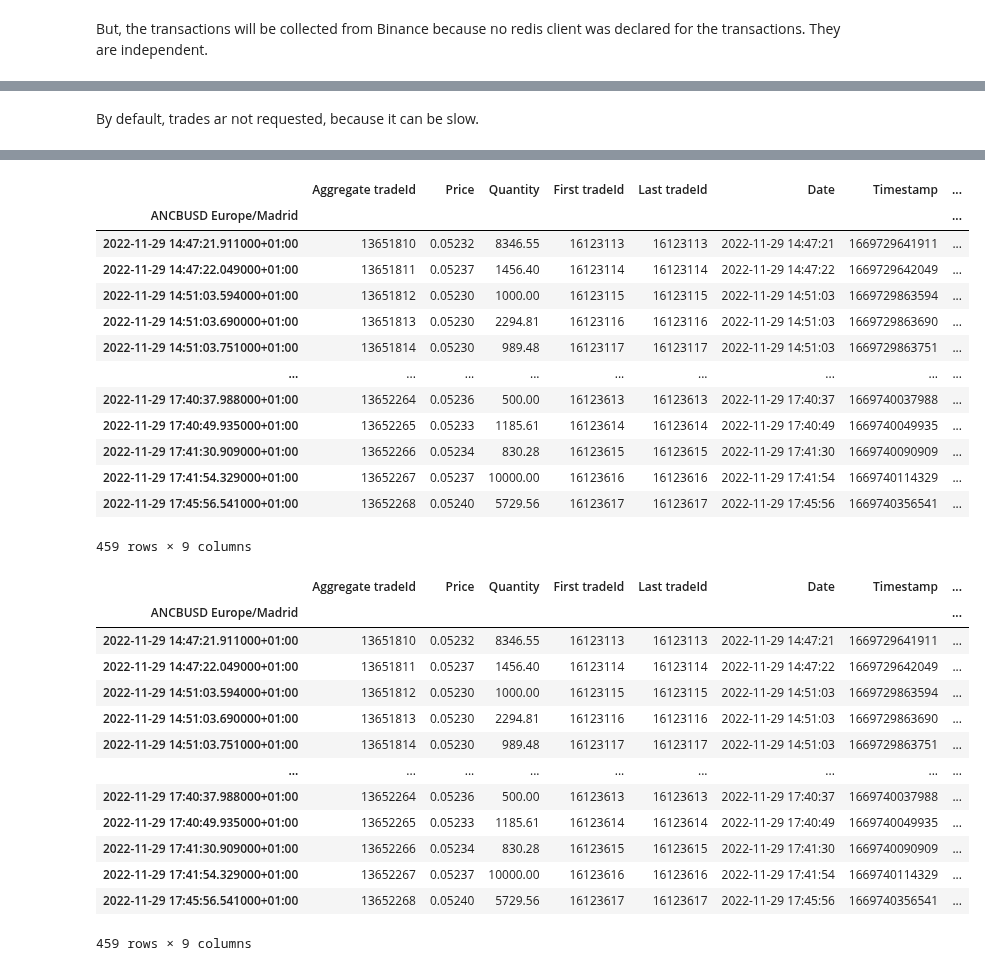
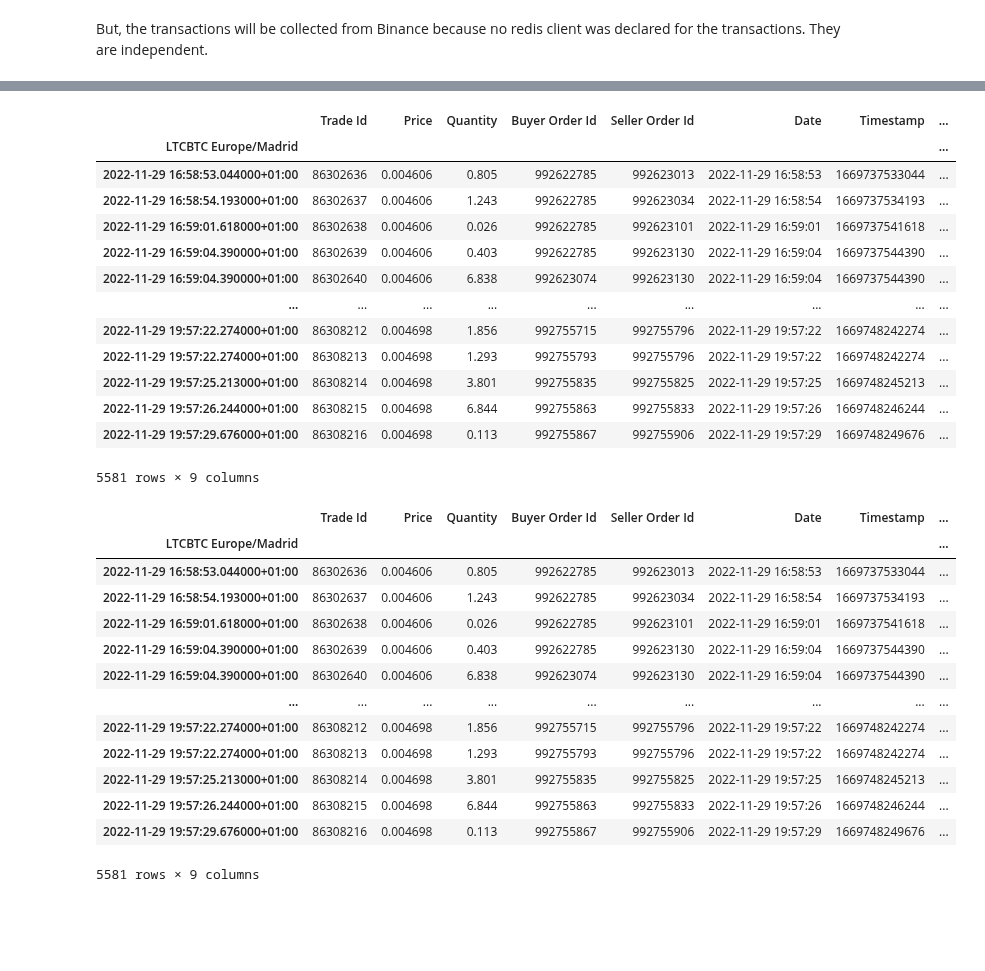
Before and after one commit to nand0san/binpan_studio, a Jupyter notebook: examples redis_fetch.ipynb, the cells around one changed output, grey strips where cells are left out. Saved outputs shown, nothing was run; the diff lists cells and outputs as text; code cells hidden in the pictures; blank space fills up the shorter version.

Commit message:
pruebas redis

```diff
--- a/examples redis_fetch.ipynb
+++ b/examples redis_fetch.ipynb
@@ -42,7 +42,7 @@ keys[:15]
  'antbusd@kline_1m']
 # %%
 mykey = choice(keys)
-#mykey = 'ancbusd@kline_1m'
+mykey = 'ltcbtc@kline_1m'
 # %%
 response = redis_fetch.fetch_zset_range(redisClient=redisClient_klines, key=mykey)
 response[-15:]
@@ -95,7 +95,7 @@ assert len(verification) == 1
 # It is possible to pass a redis client to Symbol class.
 # %%
 symbol = mykey.split('@')[0].upper()
-sym = binpan.Symbol(symbol=symbol, tick_interval='1m', from_redis=redisClient_klines, time_zone='Europe/Madrid')
+sym = binpan.Symbol(symbol=symbol, tick_interval='1m', from_redis=redisClient_klines, from_redis_trades=redisClient_trades, from_redis_atomic_trades=redisClient_atomic, time_zone='Europe/Madrid', hours=3)
 # %%
 sym.df
 # %% [output]
@@ -150,6 +140,4 @@ sym2.df
-# %% [markdown]
-By default, trades ar not requested, because it can be slow.
 # %%
 # will get just EXISTING trades in the server
-sym2.get_trades()
+sym.get_atomic_trades()
 # %% [output]
@@ -158,33 +146,33 @@ sym2.get_trades()
-|  | Aggregate tradeId | Price | Quantity | First tradeId | Last tradeId | Date | Timestamp | ... |
-| ANCBUSD Europe/Madrid |  |  |  |  |  |  |  | ... |
-| 2022-11-29 14:47:21.911000+01:00 | 13651810 | 0.05232 | 8346.55 | 16123113 | 16123113 | 2022-11-29 14:47:21 | 1669729641911 | ... |
-| 2022-11-29 14:47:22.049000+01:00 | 13651811 | 0.05237 | 1456.40 | 16123114 | 16123114 | 2022-11-29 14:47:22 | 1669729642049 | ... |
-| 2022-11-29 14:51:03.594000+01:00 | 13651812 | 0.05230 | 1000.00 | 16123115 | 16123115 | 2022-11-29 14:51:03 | 1669729863594 | ... |
-| 2022-11-29 14:51:03.690000+01:00 | 13651813 | 0.05230 | 2294.81 | 16123116 | 16123116 | 2022-11-29 14:51:03 | 1669729863690 | ... |
-| 2022-11-29 14:51:03.751000+01:00 | 13651814 | 0.05230 | 989.48 | 16123117 | 16123117 | 2022-11-29 14:51:03 | 1669729863751 | ... |
+|  | Trade Id | Price | Quantity | Buyer Order Id | Seller Order Id | Date | Timestamp | ... |
+| LTCBTC Europe/Madrid |  |  |  |  |  |  |  | ... |
+| 2022-11-29 16:58:53.044000+01:00 | 86302636 | 0.004606 | 0.805 | 992622785 | 992623013 | 2022-11-29 16:58:53 | 1669737533044 | ... |
+| 2022-11-29 16:58:54.193000+01:00 | 86302637 | 0.004606 | 1.243 | 992622785 | 992623034 | 2022-11-29 16:58:54 | 1669737534193 | ... |
+| 2022-11-29 16:59:01.618000+01:00 | 86302638 | 0.004606 | 0.026 | 992622785 | 992623101 | 2022-11-29 16:59:01 | 1669737541618 | ... |
+| 2022-11-29 16:59:04.390000+01:00 | 86302639 | 0.004606 | 0.403 | 992622785 | 992623130 | 2022-11-29 16:59:04 | 1669737544390 | ... |
+| 2022-11-29 16:59:04.390000+01:00 | 86302640 | 0.004606 | 6.838 | 992623074 | 992623130 | 2022-11-29 16:59:04 | 1669737544390 | ... |
 | ... | ... | ... | ... | ... | ... | ... | ... | ... |
-| 2022-11-29 17:40:37.988000+01:00 | 13652264 | 0.05236 | 500.00 | 16123613 | 16123613 | 2022-11-29 17:40:37 | 1669740037988 | ... |
-| 2022-11-29 17:40:49.935000+01:00 | 13652265 | 0.05233 | 1185.61 | 16123614 | 16123614 | 2022-11-29 17:40:49 | 1669740049935 | ... |
-| 2022-11-29 17:41:30.909000+01:00 | 13652266 | 0.05234 | 830.28 | 16123615 | 16123615 | 2022-11-29 17:41:30 | 1669740090909 | ... |
-| 2022-11-29 17:41:54.329000+01:00 | 13652267 | 0.05237 | 10000.00 | 16123616 | 16123616 | 2022-11-29 17:41:54 | 1669740114329 | ... |
-| 2022-11-29 17:45:56.541000+01:00 | 13652268 | 0.05240 | 5729.56 | 16123617 | 16123617 | 2022-11-29 17:45:56 | 1669740356541 | ... |
+| 2022-11-29 19:57:22.274000+01:00 | 86308212 | 0.004698 | 1.856 | 992755715 | 992755796 | 2022-11-29 19:57:22 | 1669748242274 | ... |
+| 2022-11-29 19:57:22.274000+01:00 | 86308213 | 0.004698 | 1.293 | 992755793 | 992755796 | 2022-11-29 19:57:22 | 1669748242274 | ... |
+| 2022-11-29 19:57:25.213000+01:00 | 86308214 | 0.004698 | 3.801 | 992755835 | 992755825 | 2022-11-29 19:57:25 | 1669748245213 | ... |
+| 2022-11-29 19:57:26.244000+01:00 | 86308215 | 0.004698 | 6.844 | 992755863 | 992755833 | 2022-11-29 19:57:26 | 1669748246244 | ... |
+| 2022-11-29 19:57:29.676000+01:00 | 86308216 | 0.004698 | 0.113 | 992755867 | 992755906 | 2022-11-29 19:57:29 | 1669748249676 | ... |
-459 rows × 9 columns
+5581 rows × 9 columns
 # %%
 # will get just EXISTING trades in the server
-sym2.trades
+sym.atomic_trades
 # %% [output]
-|  | Aggregate tradeId | Price | Quantity | First tradeId | Last tradeId | Date | Timestamp | ... |
-| ANCBUSD Europe/Madrid |  |  |  |  |  |  |  | ... |
-| 2022-11-29 14:47:21.911000+01:00 | 13651810 | 0.05232 | 8346.55 | 16123113 | 16123113 | 2022-11-29 14:47:21 | 1669729641911 | ... |
-| 2022-11-29 14:47:22.049000+01:00 | 13651811 | 0.05237 | 1456.40 | 16123114 | 16123114 | 2022-11-29 14:47:22 | 1669729642049 | ... |
-| 2022-11-29 14:51:03.594000+01:00 | 13651812 | 0.05230 | 1000.00 | 16123115 | 16123115 | 2022-11-29 14:51:03 | 1669729863594 | ... |
-| 2022-11-29 14:51:03.690000+01:00 | 13651813 | 0.05230 | 2294.81 | 16123116 | 16123116 | 2022-11-29 14:51:03 | 1669729863690 | ... |
-| 2022-11-29 14:51:03.751000+01:00 | 13651814 | 0.05230 | 989.48 | 16123117 | 16123117 | 2022-11-29 14:51:03 | 1669729863751 | ... |
+|  | Trade Id | Price | Quantity | Buyer Order Id | Seller Order Id | Date | Timestamp | ... |
+| LTCBTC Europe/Madrid |  |  |  |  |  |  |  | ... |
+| 2022-11-29 16:58:53.044000+01:00 | 86302636 | 0.004606 | 0.805 | 992622785 | 992623013 | 2022-11-29 16:58:53 | 1669737533044 | ... |
+| 2022-11-29 16:58:54.193000+01:00 | 86302637 | 0.004606 | 1.243 | 992622785 | 992623034 | 2022-11-29 16:58:54 | 1669737534193 | ... |
+| 2022-11-29 16:59:01.618000+01:00 | 86302638 | 0.004606 | 0.026 | 992622785 | 992623101 | 2022-11-29 16:59:01 | 1669737541618 | ... |
+| 2022-11-29 16:59:04.390000+01:00 | 86302639 | 0.004606 | 0.403 | 992622785 | 992623130 | 2022-11-29 16:59:04 | 1669737544390 | ... |
+| 2022-11-29 16:59:04.390000+01:00 | 86302640 | 0.004606 | 6.838 | 992623074 | 992623130 | 2022-11-29 16:59:04 | 1669737544390 | ... |
 | ... | ... | ... | ... | ... | ... | ... | ... | ... |
-| 2022-11-29 17:40:37.988000+01:00 | 13652264 | 0.05236 | 500.00 | 16123613 | 16123613 | 2022-11-29 17:40:37 | 1669740037988 | ... |
-| 2022-11-29 17:40:49.935000+01:00 | 13652265 | 0.05233 | 1185.61 | 16123614 | 16123614 | 2022-11-29 17:40:49 | 1669740049935 | ... |
-| 2022-11-29 17:41:30.909000+01:00 | 13652266 | 0.05234 | 830.28 | 16123615 | 16123615 | 2022-11-29 17:41:30 | 1669740090909 | ... |
-| 2022-11-29 17:41:54.329000+01:00 | 13652267 | 0.05237 | 10000.00 | 16123616 | 16123616 | 2022-11-29 17:41:54 | 1669740114329 | ... |
-| 2022-11-29 17:45:56.541000+01:00 | 13652268 | 0.05240 | 5729.56 | 16123617 | 16123617 | 2022-11-29 17:45:56 | 1669740356541 | ... |
+| 2022-11-29 19:57:22.274000+01:00 | 86308212 | 0.004698 | 1.856 | 992755715 | 992755796 | 2022-11-29 19:57:22 | 1669748242274 | ... |
+| 2022-11-29 19:57:22.274000+01:00 | 86308213 | 0.004698 | 1.293 | 992755793 | 992755796 | 2022-11-29 19:57:22 | 1669748242274 | ... |
+| 2022-11-29 19:57:25.213000+01:00 | 86308214 | 0.004698 | 3.801 | 992755835 | 992755825 | 2022-11-29 19:57:25 | 1669748245213 | ... |
+| 2022-11-29 19:57:26.244000+01:00 | 86308215 | 0.004698 | 6.844 | 992755863 | 992755833 | 2022-11-29 19:57:26 | 1669748246244 | ... |
+| 2022-11-29 19:57:29.676000+01:00 | 86308216 | 0.004698 | 0.113 | 992755867 | 992755906 | 2022-11-29 19:57:29 | 1669748249676 | ... |
-459 rows × 9 columns
+5581 rows × 9 columns
 # %%
```
Also changed, not shown: parts of 11 cells of this notebook.
